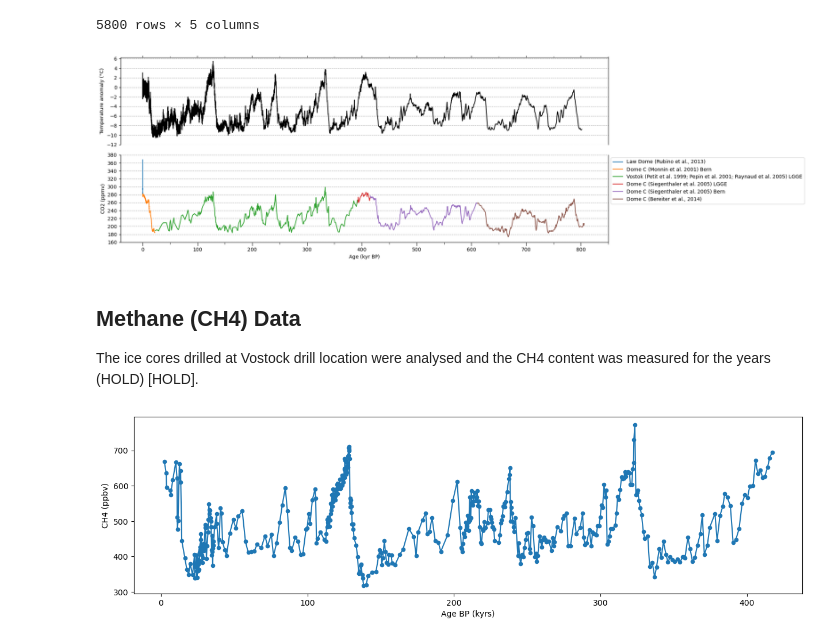
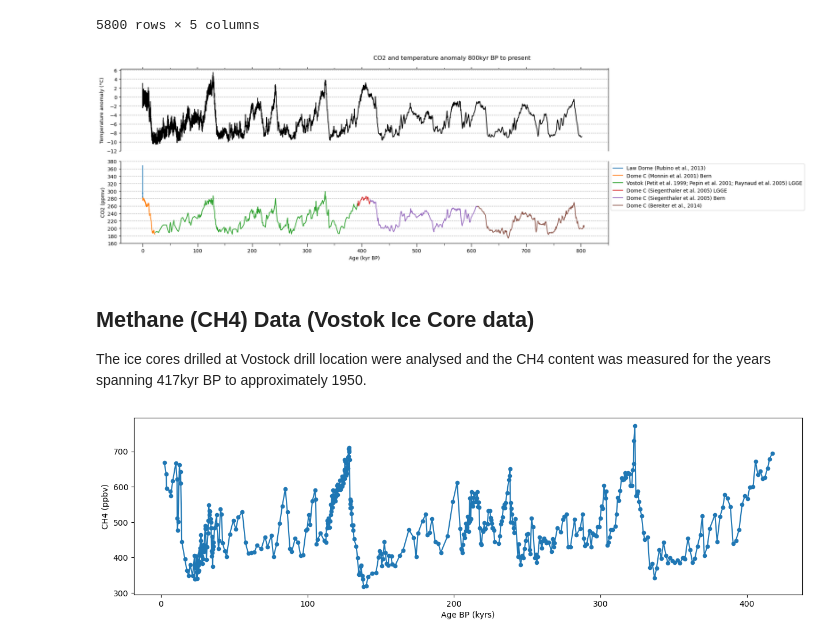
Before and after one commit to Eilis9/PfDA_Project2, a Jupyter notebook: analysis.ipynb, the cells around one changed output. Drawn from its saved outputs; the diff is of its cells as text; code cells hidden in the pictures.

```diff
--- a/analysis.ipynb
+++ b/analysis.ipynb
@@ -190,37 +175,38 @@ temp_anom
 # %%
 # Create the plot from Luthi Nature (2008) with added CO2 data from Bereither for beginning and end.
 fig, (ax1, ax2) = plt.subplots(2, 1, sharex=False, figsize=(20, 6))
-
+fig.suptitle('CO2 and temperature anomaly 800kyr BP to present')
 sns.lineplot(data=CO2_luthi_comp_plus,  x='EDC3_gas_a (yr)', y='CO2 (ppmv)', ax=ax2, hue='source')
 sns.lineplot(data=temp_anom, x='Age', y='Temperature', ax=ax1, color='black')
+
 # Format temp axis
 ax1.spines['bottom'].set_visible(False)
 ax1.set_xticklabels([])
 ax1.set_xlabel('')
 ax1.yaxis.grid(True, linestyle='--')
 ax1.xaxis.set_ticks_position('top')
 ax1.set_xticks([tick for tick in range(0, 900000, 50000)], minor=True)
 ax1.set(ylabel="Temperature anomaly (°C)")
 ax1.set_yticks([tick for tick in range(-12, 7, 2)])
 ax1.set_xticks([tick for tick in range(0, 900000, 50000)], minor=True)
 ax1.set_xticks([tick for tick in range(0, 900000, 100000)])
 ax1.tick_params(axis='x', which='both', bottom=False, top=True)
 
 # Format CO2 axis
 ax2.yaxis.grid(True, linestyle='--')
 ax2.tick_params(axis='x', which='both', bottom=True, top=False)
 ax2.tick_params(axis='x', which='major', length=7)
 ax2.tick_params(axis='x', which='minor', length=4)
 ax2.spines['top'].set_visible(False)
 ax2.legend(loc='upper left', bbox_to_anchor=(1, 1))
 ax2.set_yticks([tick for tick in range(160, 390, 20)])
 ax2.set_xticks([tick for tick in range(0, 900000, 100000)])
 ax2.set_xticks([tick for tick in range(0, 900000, 50000)], minor=True)
 ax2.set(xlabel="Age (kyr BP)")
 # https://matplotlib.org/stable/gallery/ticks/tick-formatters.html
 ax2.xaxis.set_major_formatter(FuncFormatter(xaxis_format))
 
 plt.tight_layout()
 plt.show()
 # %% [output]
-[figure, old version]
+[figure, new version]
@@ -255,7 +223,7 @@ climate_data_fusion.to_csv('test/fusion_test.csv')
 # %% [markdown]
-## Methane (CH4) Data
+## Methane (CH4) Data (Vostok Ice Core data)
 
-The ice cores drilled at Vostock drill location were analysed and the CH4 content was measured for the years (HOLD) [HOLD].
+The ice cores drilled at Vostock drill location were analysed and the CH4 content was measured for the years spanning 417kyr BP to approximately 1950.
 # %%
 # Read in the CH4 data (Petit (2005))
 CH4_comp = pd.read_csv('data/Vostok_CH4_CO2_age.tab', skiprows=15, sep='\t')
```
Also changed, not shown: parts of 22 cells of this notebook, 1 other file.
